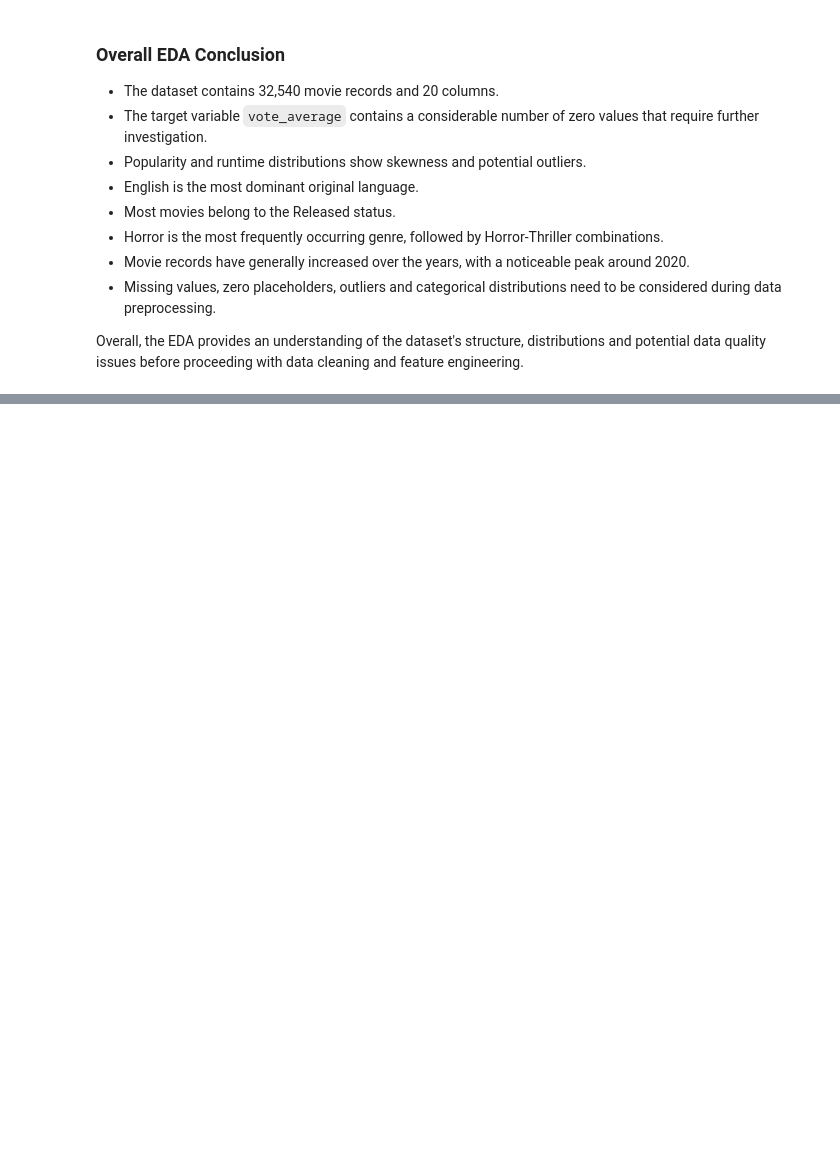
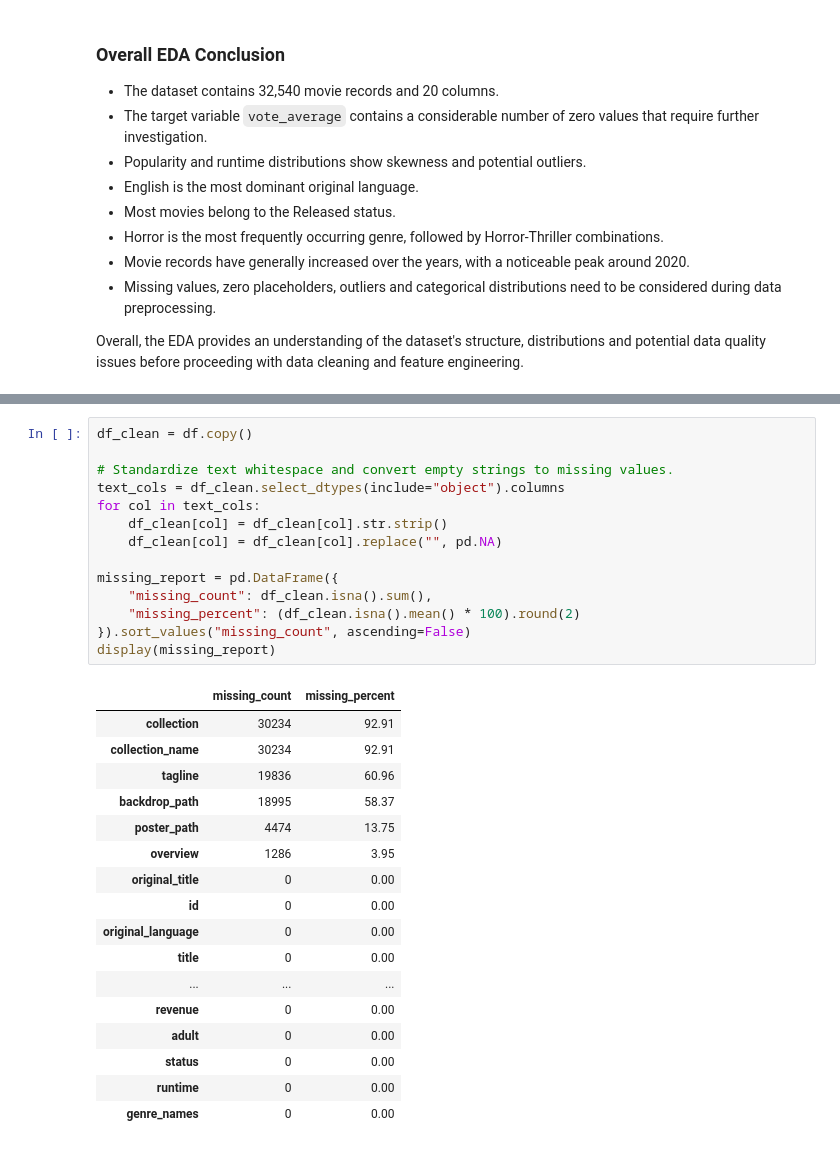
Before and after one commit to alameenShameer/Horror_Movie_EDA_Preprocessing, a Jupyter notebook: Horror_Movie_EDA_Preprocessing.ipynb, the cells around one changed output, grey strips where cells are left out. Saved outputs shown, nothing was run; the diff lists cells and outputs as text; blank space fills up the shorter version.

```diff
--- a/Horror_Movie_EDA_Preprocessing.ipynb
+++ b/Horror_Movie_EDA_Preprocessing.ipynb
@@ -281,0 +288,32 @@ Overall, the EDA provides an understanding of the dataset's structure, distribut
+# %%
+df_clean = df.copy()
+
+# Standardize text whitespace and convert empty strings to missing values.
+text_cols = df_clean.select_dtypes(include="object").columns
+for col in text_cols:
+    df_clean[col] = df_clean[col].str.strip()
+    df_clean[col] = df_clean[col].replace("", pd.NA)
+
+missing_report = pd.DataFrame({
+    "missing_count": df_clean.isna().sum(),
+    "missing_percent": (df_clean.isna().mean() * 100).round(2)
+}).sort_values("missing_count", ascending=False)
+display(missing_report)
+# %% [output]
+|  | missing_count | missing_percent |
+| collection | 30234 | 92.91 |
+| collection_name | 30234 | 92.91 |
+| tagline | 19836 | 60.96 |
+| backdrop_path | 18995 | 58.37 |
+| poster_path | 4474 | 13.75 |
+| overview | 1286 | 3.95 |
+| original_title | 0 | 0.00 |
+| id | 0 | 0.00 |
+| original_language | 0 | 0.00 |
+| title | 0 | 0.00 |
+| ... | ... | ... |
+| revenue | 0 | 0.00 |
+| adult | 0 | 0.00 |
+| status | 0 | 0.00 |
+| runtime | 0 | 0.00 |
+| genre_names | 0 | 0.00 |
```
Also changed, not shown: parts of 9 cells of this notebook.
